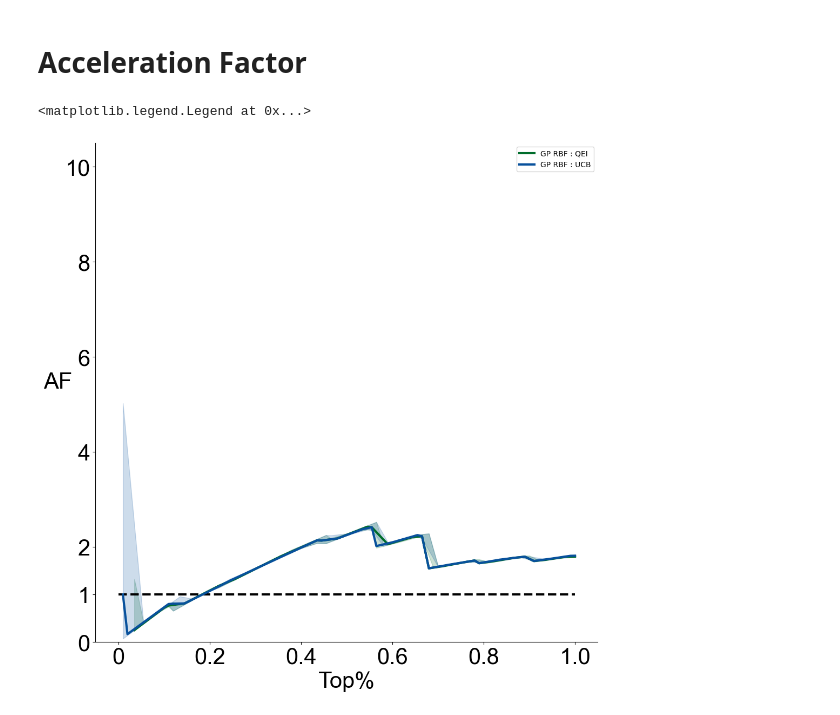
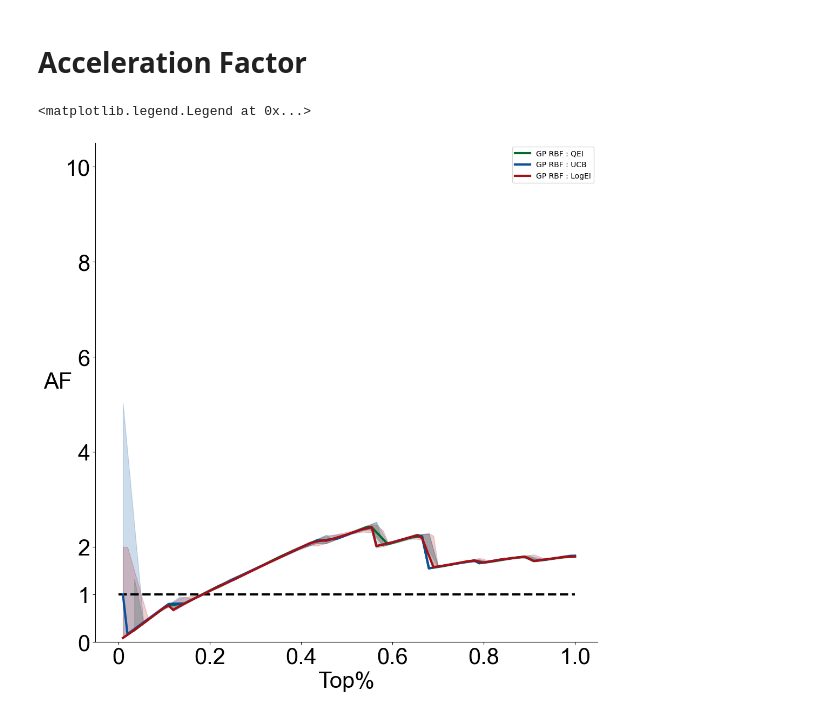
Before and after one commit to J-o-e-M/5835-Final-Project, a Jupyter notebook: Performance Visualization.ipynb, the cells around one changed output. Drawn from its saved outputs; the diff is of its cells as text; code cells hidden in the pictures.

```diff
--- a/Performance Visualization.ipynb
+++ b/Performance Visualization.ipynb
@@ -65,12 +65,10 @@ top_indices = list(ds_grouped.sort_values(objective_name).head(n_top).index)
 # we therefore provide sample results for BO algorithm GP_Matern52_LCB2
 # please retrieve the following files from vis_demo_calc folder
 
-import pickle
+import pickle as pkl
 
-
-RBF_QEI = np.load('results_RBF_QEI.npy', allow_pickle = True)
-RBF_UCB = np.load('results_RBF_UCB.npy', allow_pickle = True)
-
+Matern_ARD = np.load("results_P3HT_RF_EI.npy", allow_pickle = True)
 # Please replace the above line with the below code if you ran benchmarking framework on your own dataset and obtained results locally. .
 # test_run_results = np.load('test_run.npy', allow_pickle = True)
 # TopCount_collection_GP_Matern52_LCB2 = test_run_results[3]
+len(Matern_ARD)
@@ -224,8 +224,7 @@ def TopPercent(x_top_count, n_top, N):
     return x_
 # %%
 # Aggregating the performance
-RBF_QEI = avg_(TopPercent(RBF_QEI, n_top, N))
-RBF_UCB = avg_(TopPercent(RBF_UCB, n_top, N))
+Matern_ARD = avg_(TopPercent(Matern_ARD, n_top, N))
 # %%
 fig = plt.figure(figsize=(12,12))
 ax0 = fig.add_subplot(111)
@@ -362,30 +370,35 @@ def AF_interp1d(TopPercent):
 # %%
 fig = plt.figure(figsize=(12,12))
 ax0 = fig.add_subplot(111)
 
 ax0.plot(np.linspace(0, 1, 200), np.ones(200),'--',color='black',label=None, linewidth=3)
 
 
 xx_, f_med_, f_low_, f_high_ = AF_interp1d(RBF_QEI)
 ax0.plot(xx_, f_med_(xx_), label = 'GP RBF : QEI', color = '#006d2c', linewidth=3)
 ax0.fill_between(xx_, f_low_(xx_), f_high_(xx_), color = '#006d2c', alpha=0.2)
 
 xx_, f_med_, f_low_, f_high_ = AF_interp1d(RBF_UCB)
 ax0.plot(xx_, f_med_(xx_), label = 'GP RBF : UCB', color = '#08519c', linewidth=3)
 ax0.fill_between(xx_, f_low_(xx_), f_high_(xx_), color = '#08519c', alpha=0.2)
 
 
+xx_, f_med_, f_low_, f_high_ = AF_interp1d(RBF_LogEI)
+ax0.plot(xx_, f_med_(xx_), label = 'GP RBF : LogEI', color = '#a50f15', linewidth=3)
+ax0.fill_between(xx_, f_low_(xx_), f_high_(xx_), color = '#a50f15', alpha=0.2)
+
+
 # the rest are for visualization purposes, please adjust for different needs
 ax0.set_ylabel('AF', fontsize = 30, rotation = 'horizontal', fontname = 'Arial', labelpad = 10)
 ax0.set_xlabel('Top%', fontsize = 30, fontname = 'Arial')
 ax0.set_ylim([0, 10.5])
 ax0.spines['right'].set_visible(False)
 ax0.spines['top'].set_visible(False)
 ax0.xaxis.set_tick_params(labelsize=30)
 ax0.yaxis.set_tick_params(labelsize=30)
 plt.xticks([0, 0.2, 0.4, 0.6, 0.8, 1.0], ['0', '0.2', '0.4', '0.6', '0.8', '1.0'], fontname = 'Arial')
 plt.yticks([0, 1, 2, 4, 6, 8, 10], ['0', '1', '2', '4', '6', '8', '10'], fontname = 'Arial')
 plt.legend()
 # %% [output]
 <matplotlib.legend.Legend at 0x...>
-[figure, old version]
+[figure, new version]
```
Also changed, not shown: parts of 3 cells of this notebook, 7 other files.
